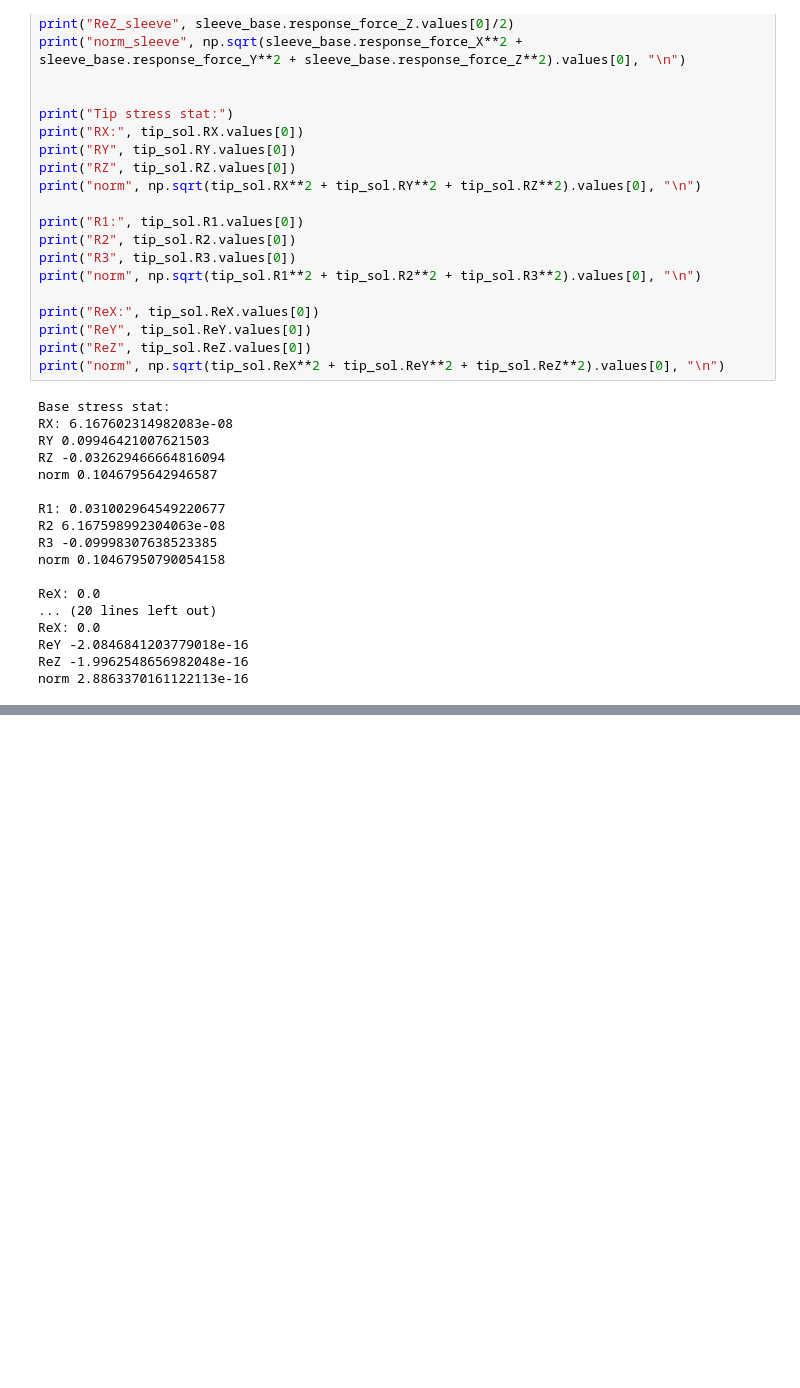
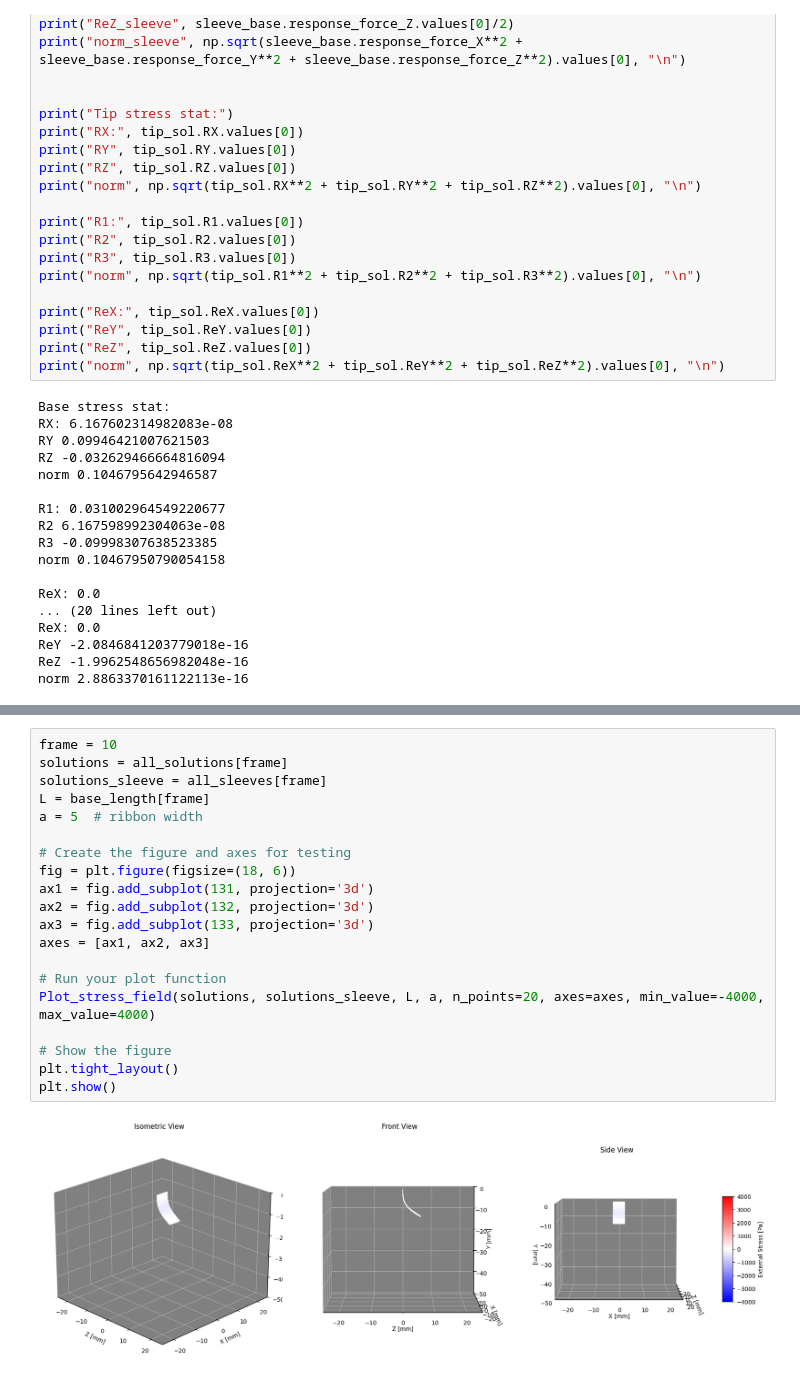
Before and after one commit to pierremaillar/Pyelastica-ribbon-interaction-model-path-planning, a Jupyter notebook: ribbon_model.ipynb, the cells around one changed output, grey strips where cells are left out. Saved outputs shown, nothing was run; the diff lists cells and outputs as text; blank space fills up the shorter version.

```diff
--- a/ribbon_model.ipynb
+++ b/ribbon_model.ipynb
@@ -1708,0 +1392,22 @@ Plot_stress_field(solution_1, solution_sleeve, base_length[idx]*1e-3, 5e-3)
+# %%
+frame = 10
+solutions = all_solutions[frame]
+solutions_sleeve = all_sleeves[frame]
+L = base_length[frame]
+a = 5  # ribbon width
+
+# Create the figure and axes for testing
+fig = plt.figure(figsize=(18, 6))
+ax1 = fig.add_subplot(131, projection='3d')
+ax2 = fig.add_subplot(132, projection='3d')
+ax3 = fig.add_subplot(133, projection='3d')
+axes = [ax1, ax2, ax3]
+
+# Run your plot function
+Plot_stress_field(solutions, solutions_sleeve, L, a, n_points=20, axes=axes, min_value=-4000, max_value=4000)
+
+# Show the figure
+plt.tight_layout()
+plt.show()
+# %% [output]
+[figure, added]
```
Also changed, not shown: parts of 12 cells of this notebook, 2 other files.
